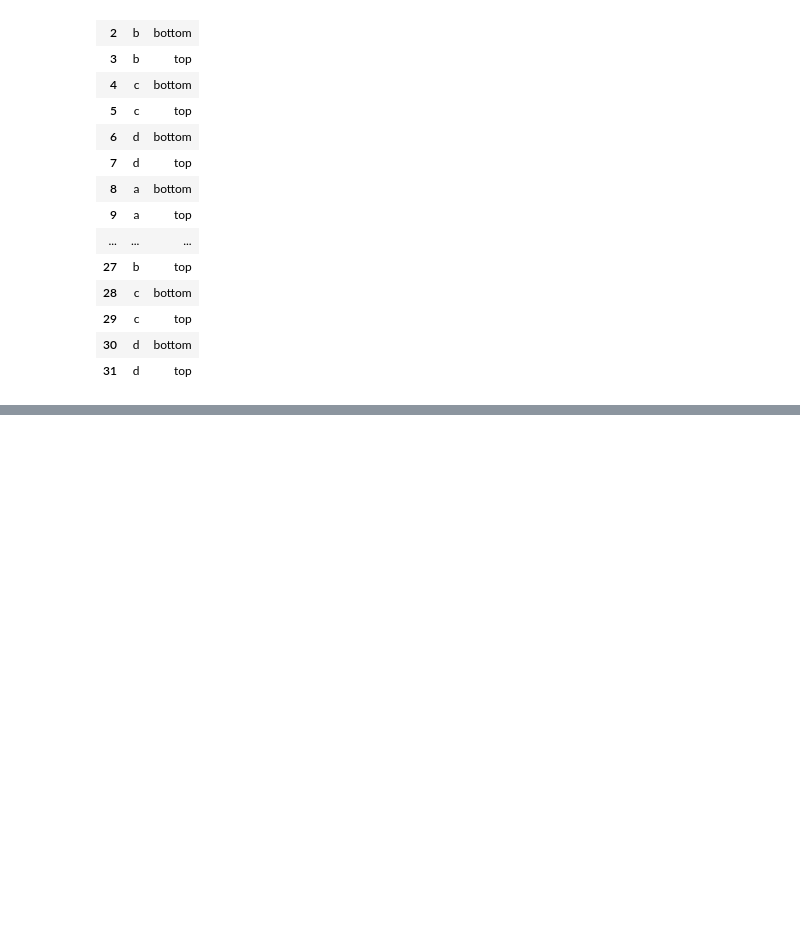
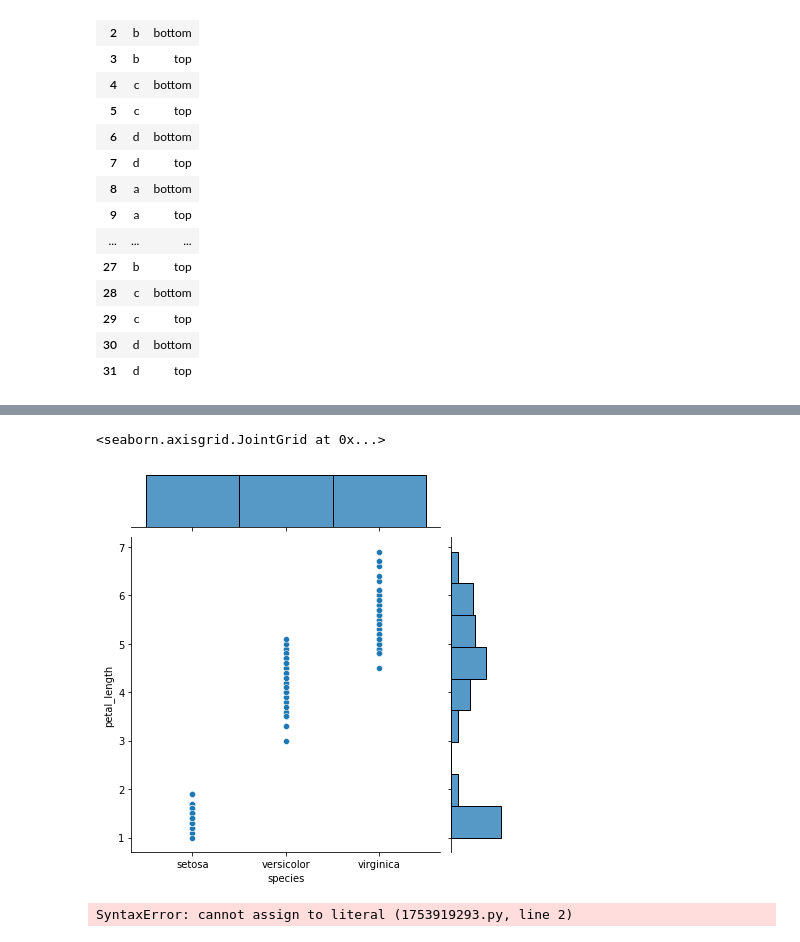
Before and after one commit to Laz-Lopez/classification-exercises, a Jupyter notebook: classification_exercises.ipynb, the cells around one changed output, grey strips where cells are left out. Cells and saved outputs as stored; diff of their text form; code cells hidden in the pictures; blank space fills up the shorter version.

```diff
--- a/classification_exercises.ipynb
+++ b/classification_exercises.ipynb
@@ -887,0 +933,13 @@ cake2
+# %%
+sns.jointplot(data=iris, x='species', y='petal_length')
+# %% [output]
+<seaborn.axisgrid.JointGrid at 0x...>
+[figure, added]
+# %%
+sns.set_theme(style="dark")
+'species', 'petal_length' = plt.subplots(figsize=(6, 6))
+sns.scatterplot(x=x, y=y, s=5, color=".15")
+sns.histplot(x=x, y=y, bins=50, pthresh=.1, cmap="mako")
+sns.kdeplot(x=x, y=y, levels=5, color="w", linewidths=1)
+# %% [output]
+SyntaxError: cannot assign to literal (1753919293.py, line 2)
```
Also changed, not shown: parts of 19 cells of this notebook.
